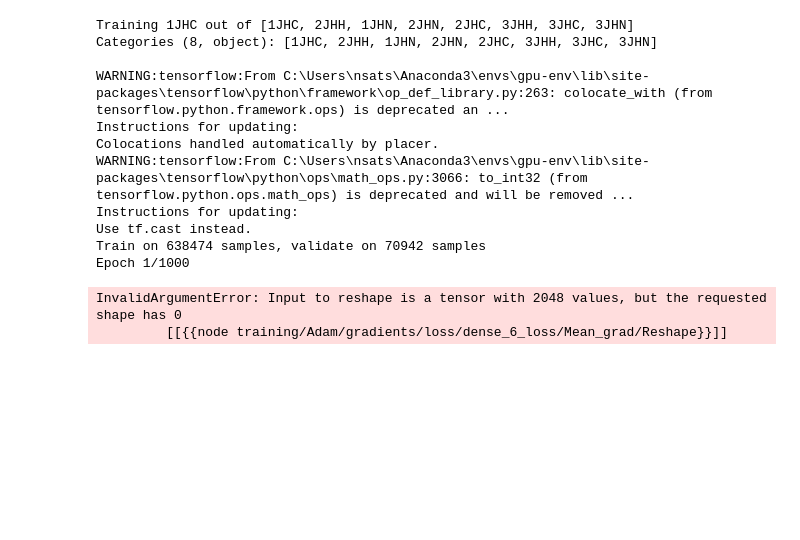
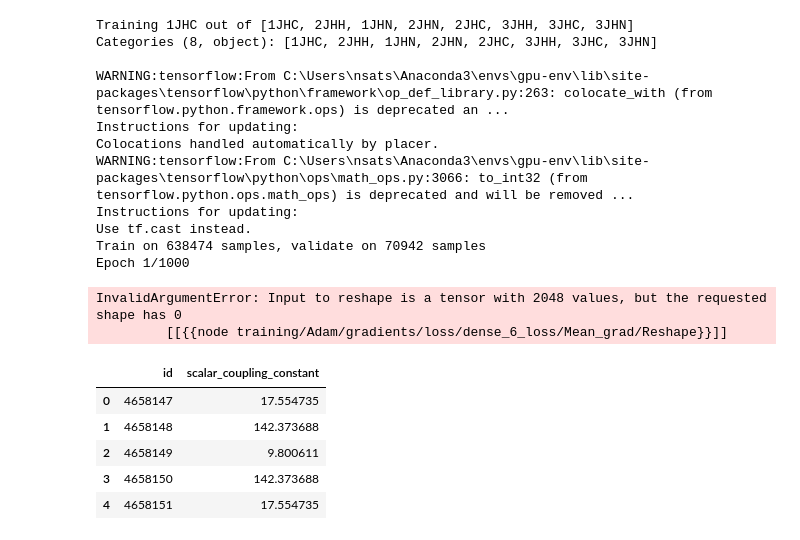
Before and after one commit to nsakki55/ml_note, a Jupyter notebook: competitions/champs-scalar-coupling/code/model_NN.ipynb, the cells around one changed output. Saved outputs shown, nothing was run; the diff lists cells and outputs as text; code cells hidden in the pictures; blank space fills up the shorter version.

```diff
--- a/competitions/champs-scalar-coupling/code/model_NN.ipynb
+++ b/competitions/champs-scalar-coupling/code/model_NN.ipynb
@@ -453,0 +472,9 @@ submits(test_prediction)
+# %%
+lightsub.head()
+# %% [output]
+|  | id | scalar_coupling_constant |
+| 0 | 4658147 | 17.554735 |
+| 1 | 4658148 | 142.373688 |
+| 2 | 4658149 | 9.800611 |
+| 3 | 4658150 | 142.373688 |
+| 4 | 4658151 | 17.554735 |
```
Also changed, not shown: parts of 10 cells of this notebook, 5 other files.
